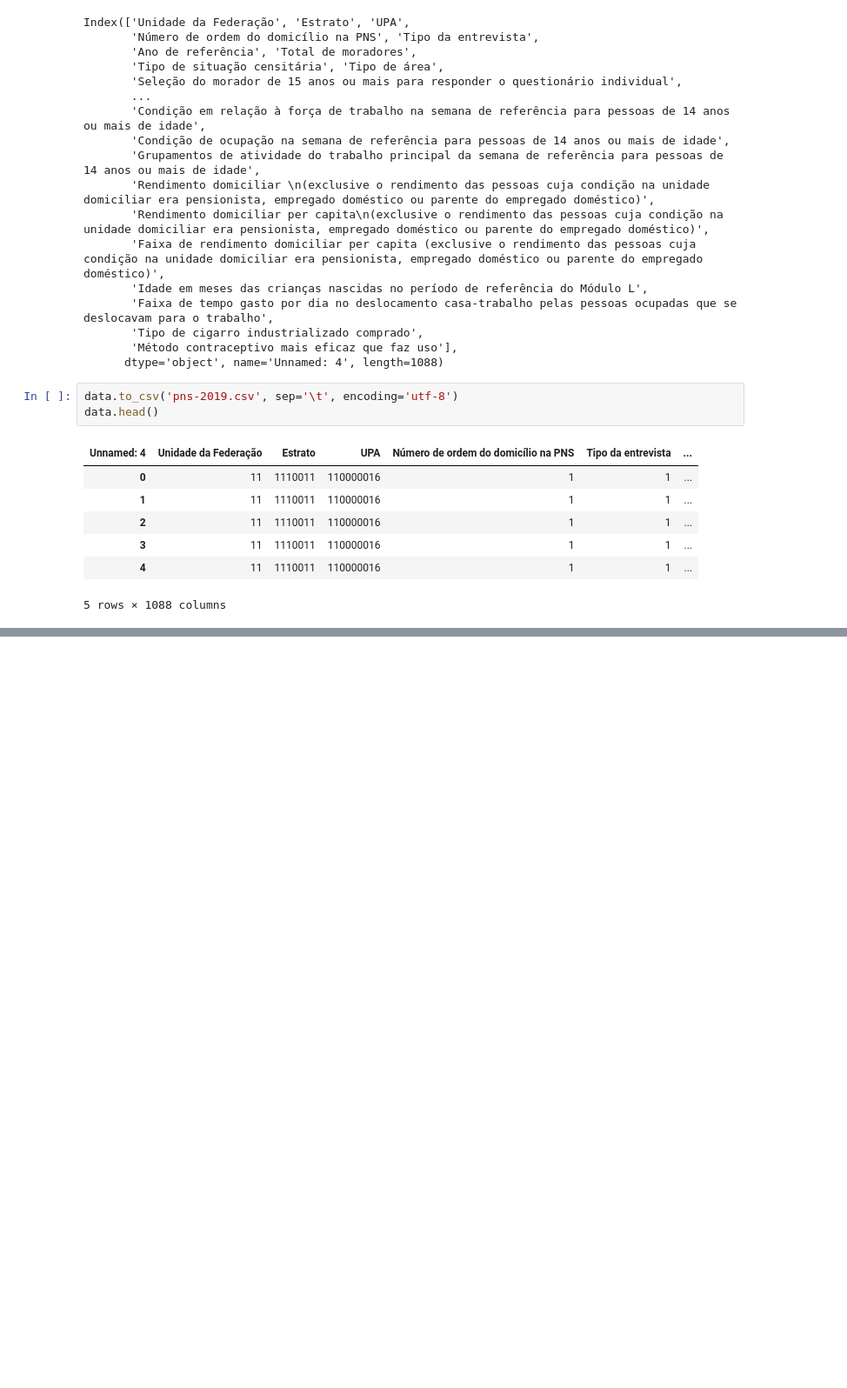
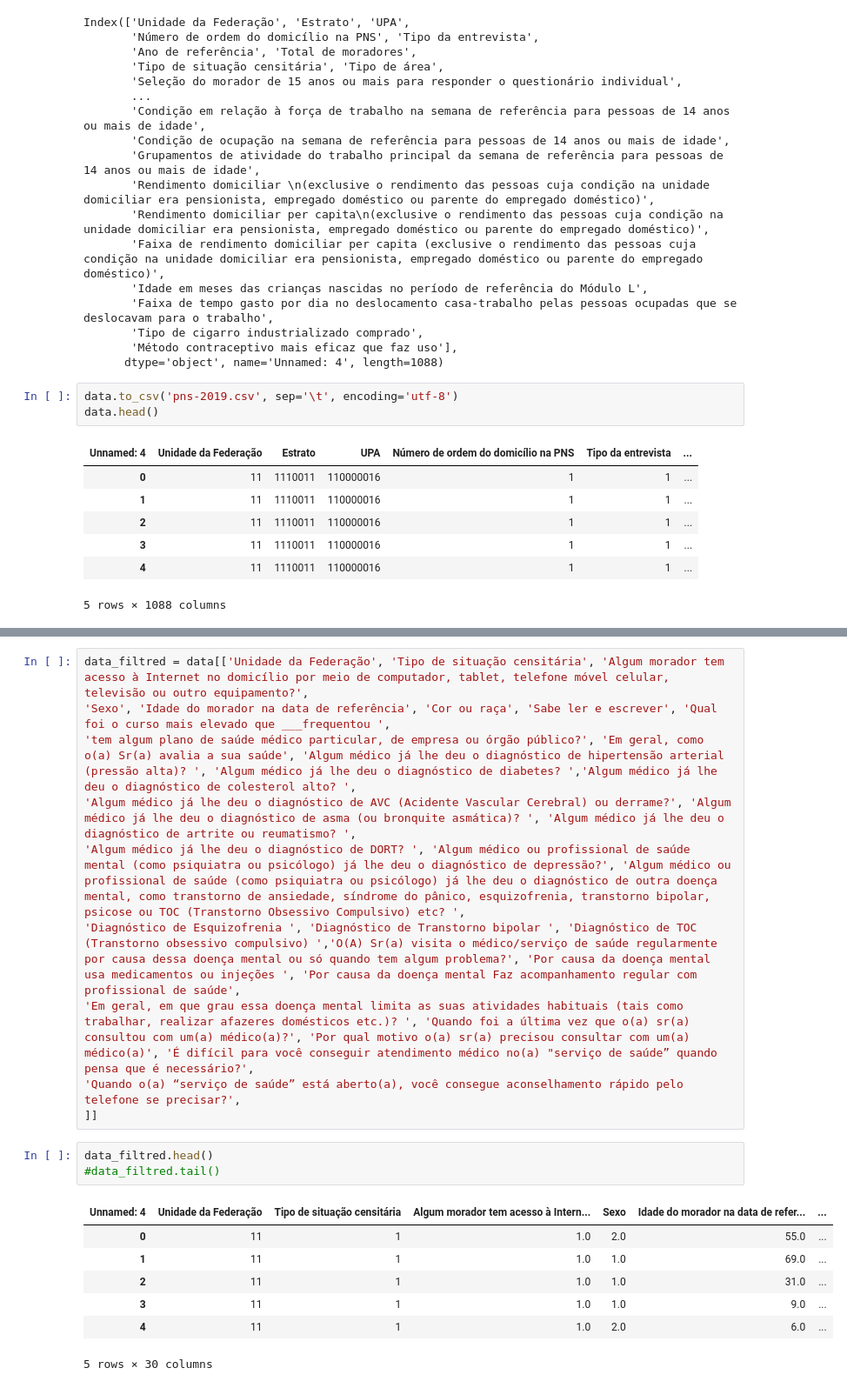
Before and after one commit to IgorLorentz/TOC-TDAH, a Jupyter notebook: main.ipynb, the cells around one changed output, grey strips where cells are left out. Shown at 87% size. Saved outputs shown, nothing was run; the diff lists cells and outputs as text; blank space fills up the shorter version.

```diff
--- a/main.ipynb
+++ b/main.ipynb
@@ -103,0 +118,21 @@ data.head()
+# %%
+data_filtred = data[['Unidade da Federação', 'Tipo de situação censitária', 'Algum morador tem acesso à Internet no domicílio por meio de computador, tablet, telefone móvel celular, televisão ou outro equipamento?',
+'Sexo', 'Idade do morador na data de referência', 'Cor ou raça', 'Sabe ler e escrever', 'Qual foi o curso mais elevado que ___frequentou ',
+'tem algum plano de saúde médico particular, de empresa ou órgão público?', 'Em geral, como o(a) Sr(a) avalia a sua saúde', 'Algum médico já lhe deu o diagnóstico de hipertensão arterial (pressão alta)? ', 'Algum médico já lhe deu o diagnóstico de diabetes? ','Algum médico já lhe deu o diagnóstico de colesterol alto? ',
+'Algum médico já lhe deu o diagnóstico de AVC (Acidente Vascular Cerebral) ou derrame?', 'Algum médico já lhe deu o diagnóstico de asma (ou bronquite asmática)? ', 'Algum médico já lhe deu o diagnóstico de artrite ou reumatismo? ',
+'Algum médico já lhe deu o diagnóstico de DORT? ', 'Algum médico ou profissional de saúde mental (como psiquiatra ou psicólogo) já lhe deu o diagnóstico de depressão?', 'Algum médico ou profissional de saúde (como psiquiatra ou psicólogo) já lhe deu o diagnóstico de outra doença mental, como transtorno de ansiedade, síndrome do pânico, esquizofrenia, transtorno bipolar, psicose ou TOC (Transtorno Obsessivo Compulsivo) etc? ',
+'Diagnóstico de Esquizofrenia ', 'Diagnóstico de Transtorno bipolar ', 'Diagnóstico de TOC (Transtorno obsessivo compulsivo) ','O(A) Sr(a) visita o médico/serviço de saúde regularmente por causa dessa doença mental ou só quando tem algum problema?', 'Por causa da doença mental usa medicamentos ou injeções ', 'Por causa da doença mental Faz acompanhamento regular com profissional de saúde',
+'Em geral, em que grau essa doença mental limita as suas atividades habituais (tais como trabalhar, realizar afazeres domésticos etc.)? ', 'Quando foi a última vez que o(a) sr(a) consultou com um(a) médico(a)?', 'Por qual motivo o(a) sr(a) precisou consultar com um(a) médico(a)', 'É difícil para você conseguir atendimento médico no(a) "serviço de saúde” quando pensa que é necessário?',
+'Quando o(a) “serviço de saúde” está aberto(a), você consegue aconselhamento rápido pelo telefone se precisar?',
+]]
+# %%
+data_filtred.head()
+#data_filtred.tail()
+# %% [output]
+| Unnamed: 4 | Unidade da Federação | Tipo de situação censitária | Algum morador tem acesso à Intern... | Sexo | Idade do morador na data de refer... | ... |
+| 0 | 11 | 1 | 1.0 | 2.0 | 55.0 | ... |
+| 1 | 11 | 1 | 1.0 | 1.0 | 69.0 | ... |
+| 2 | 11 | 1 | 1.0 | 1.0 | 31.0 | ... |
+| 3 | 11 | 1 | 1.0 | 1.0 | 9.0 | ... |
+| 4 | 11 | 1 | 1.0 | 2.0 | 6.0 | ... |
+5 rows × 30 columns
```
Also changed, not shown: parts of 5 cells of this notebook.
